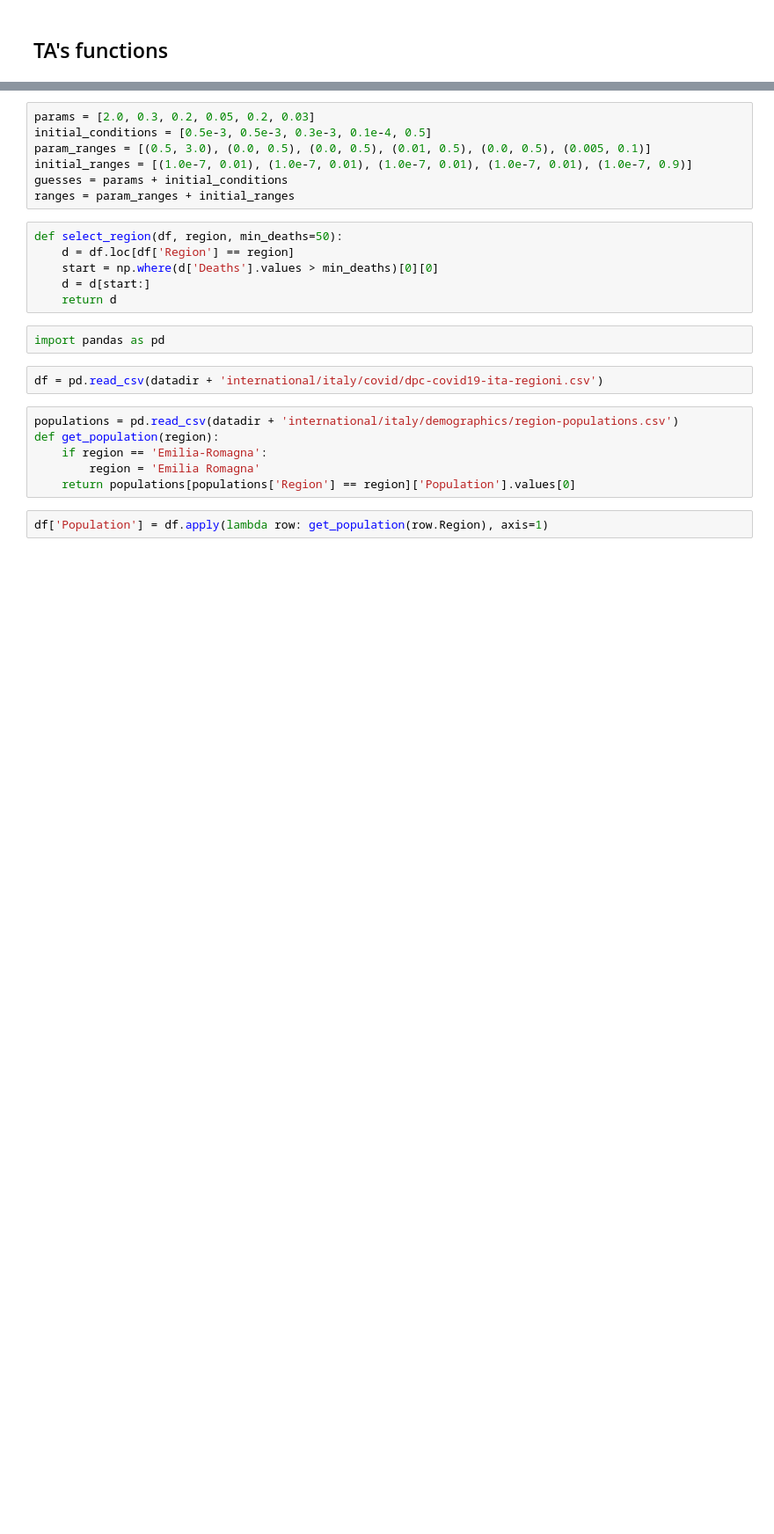
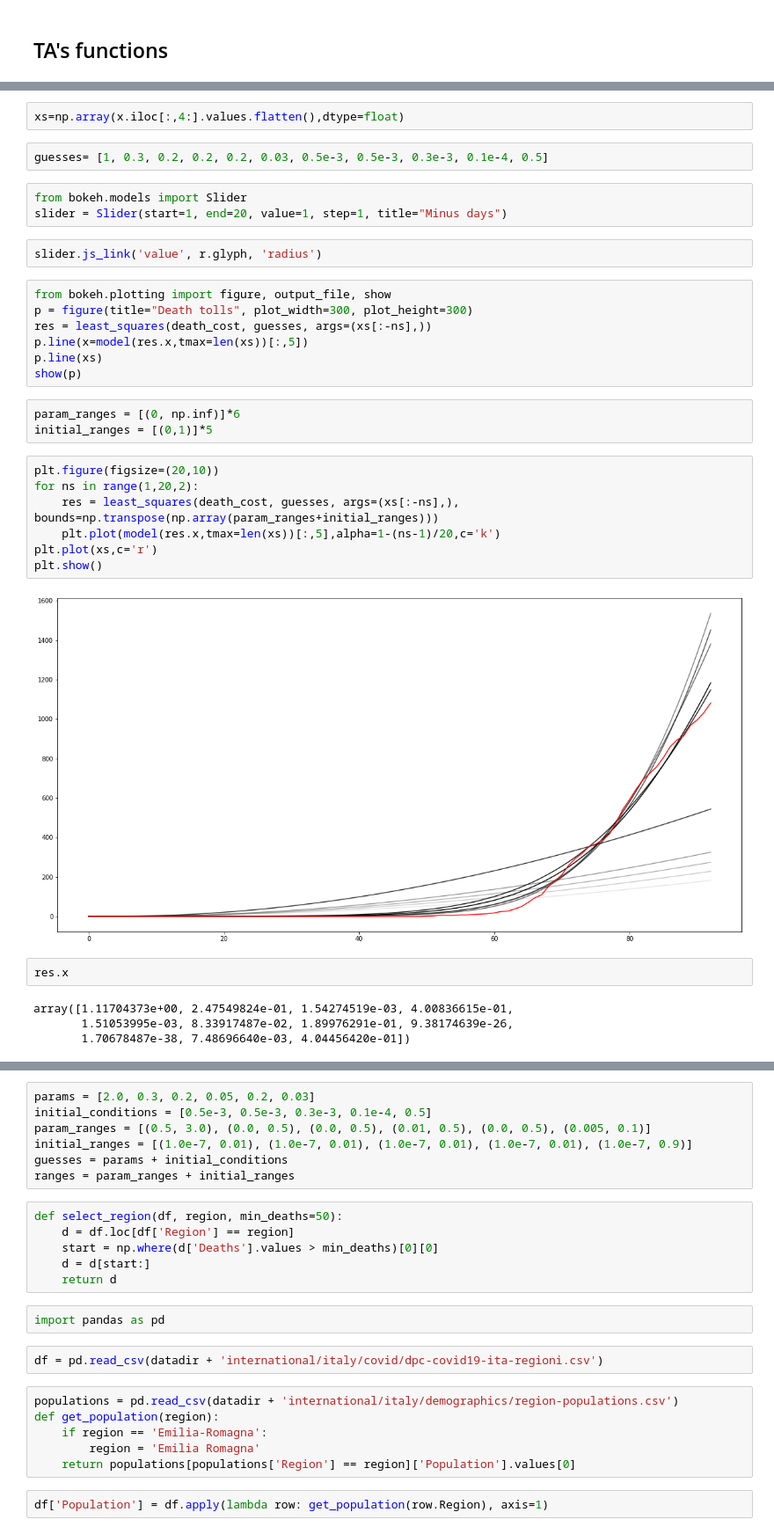
Before and after one commit to danielnee2/SKTW, a Jupyter notebook: TC/prediction_TC.ipynb, the cells around one changed output, grey strips where cells are left out. Shown at 88% size. Drawn from its saved outputs; the diff is of its cells as text; blank space fills up the shorter version.

```diff
--- a/TC/prediction_TC.ipynb
+++ b/TC/prediction_TC.ipynb
@@ -252,0 +331,34 @@ def fit_leastsq_qd(params, data):
+# %%
+xs=np.array(x.iloc[:,4:].values.flatten(),dtype=float)
+# %%
+guesses= [1, 0.3, 0.2, 0.2, 0.2, 0.03, 0.5e-3, 0.5e-3, 0.3e-3, 0.1e-4, 0.5]
+# %%
+from bokeh.models import Slider
+slider = Slider(start=1, end=20, value=1, step=1, title="Minus days")
+# %%
+slider.js_link('value', r.glyph, 'radius')
+# %%
+from bokeh.plotting import figure, output_file, show
+p = figure(title="Death tolls", plot_width=300, plot_height=300)
+res = least_squares(death_cost, guesses, args=(xs[:-ns],))
+p.line(x=model(res.x,tmax=len(xs))[:,5])
+p.line(xs)
+show(p)
+# %%
+param_ranges = [(0, np.inf)]*6
+initial_ranges = [(0,1)]*5
+# %%
+plt.figure(figsize=(20,10))
+for ns in range(1,20,2):
+    res = least_squares(death_cost, guesses, args=(xs[:-ns],), bounds=np.transpose(np.array(param_ranges+initial_ranges)))
+    plt.plot(model(res.x,tmax=len(xs))[:,5],alpha=1-(ns-1)/20,c='k')
+plt.plot(xs,c='r')
+plt.show()
+# %% [output]
+[figure, added]
+# %%
+res.x
+# %% [output]
+array([1.11704373e+00, 2.47549824e-01, 1.54274519e-03, 4.00836615e-01,
+       1.51053995e-03, 8.33917487e-02, 1.89976291e-01, 9.38174639e-26,
+       1.70678487e-38, 7.48696640e-03, 4.04456420e-01])
```
Also changed, not shown: parts of 62 cells of this notebook, 3 other files.
